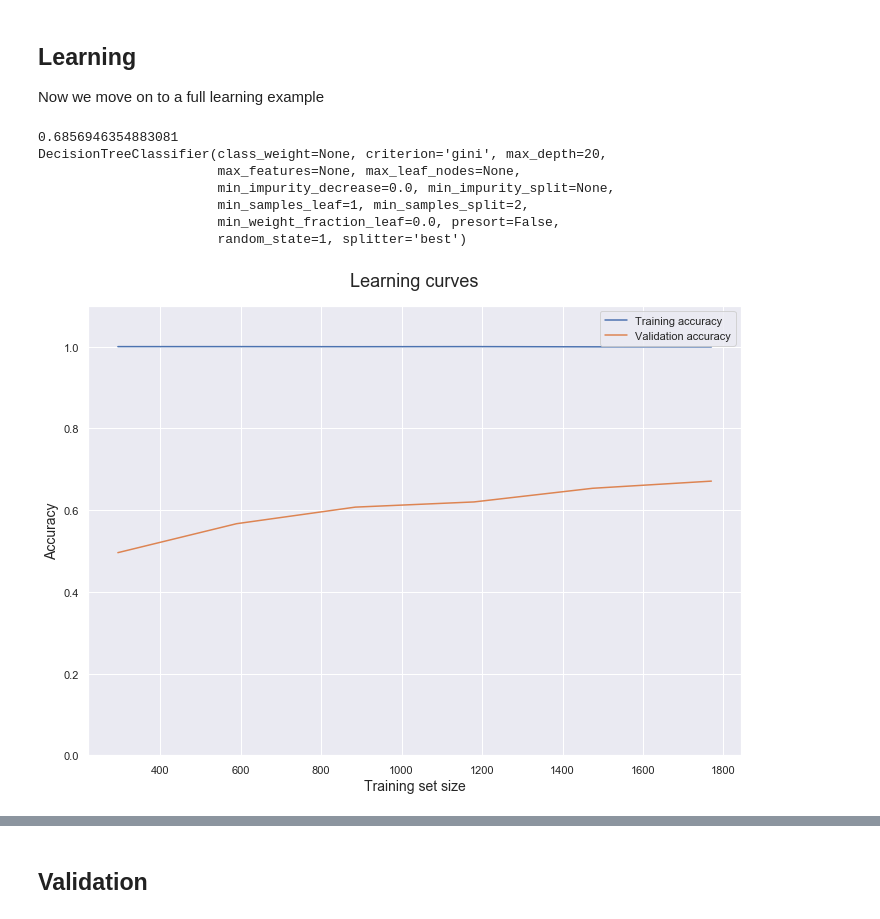
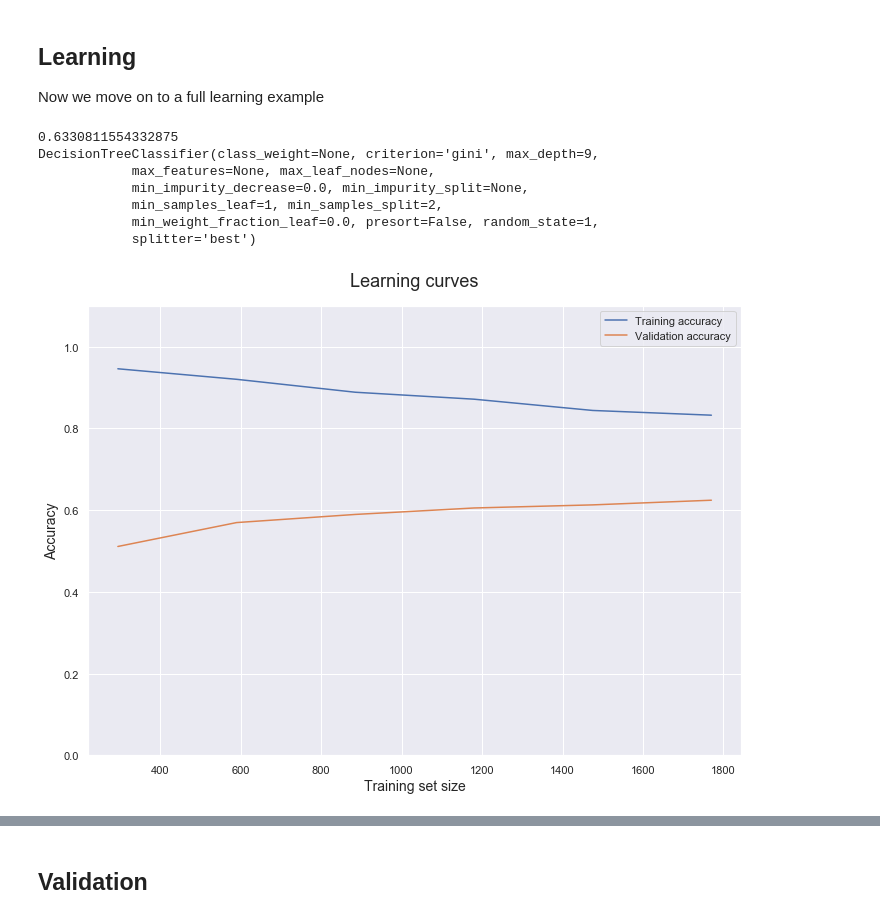
Before and after one commit to nshea3/SEG_Facies_Classification, a Jupyter notebook: welllogs.ipynb, the cells around one changed output, grey strips where cells are left out. Cells and saved outputs as stored; diff of their text form; code cells hidden in the pictures.

```diff
--- a/welllogs.ipynb
+++ b/welllogs.ipynb
@@ -183,42 +187,42 @@ def tv_scores_mean(estimator, X, y, train_sizes, scoring='accuracy', shuffle=Tru
 
 def plot_learning_curve(train_sizes, train_scores_mean, validation_scores_mean):
     plt.plot(train_sizes, train_scores_mean, label = 'Training accuracy')
     plt.plot(train_sizes, validation_scores_mean, label = 'Validation accuracy')
     plt.ylabel('Accuracy', fontsize = 14)
     plt.xlabel('Training set size', fontsize = 14)
     plt.title('Learning curves', fontsize = 18, y = 1.03)
     plt.legend()
     plt.ylim(0,1.1)
 
 def randomizedsearch_helper(grid, estimator, X, y):
     gridsearch = model_selection.RandomizedSearchCV(estimator = estimator, param_distributions=grid)
     gridsearch.fit(X,y)
     return (gridsearch.best_estimator_, gridsearch.best_score_, gridsearch.best_params_)
 
 def model_helper(grid, classifier, X, y, randomsearch = True):
     if randomsearch:
         est, acc, param = randomizedsearch_helper(grid, classifier, X, y)
     else:
         est, acc, param = gridsearch_helper(grid, classifier, X, y)
     est.fit(X_train,y_train)
     print(acc)
     print(est)
     return (est, acc, param)
 
-cart_grid = {'max_depth' : range(3,30)}
+cart_grid = {'max_depth' : range(3,10)}
 result = model_helper(cart_grid, DecisionTreeClassifier(random_state=1), X_train, y_train)
 cart_est = result[0]
 
 plot_learning_curve(*tv_scores_mean(cart_est,X_train,y_train,train_sizes))
 # %% [output]
-0.6856946354883081
-DecisionTreeClassifier(class_weight=None, criterion='gini', max_depth=20,
-                       max_features=None, max_leaf_nodes=None,
-                       min_impurity_decrease=0.0, min_impurity_split=None,
-                       min_samples_leaf=1, min_samples_split=2,
-                       min_weight_fraction_leaf=0.0, presort=False,
-                       random_state=1, splitter='best')
+0.6330811554332875
+DecisionTreeClassifier(class_weight=None, criterion='gini', max_depth=9,
+            max_features=None, max_leaf_nodes=None,
+            min_impurity_decrease=0.0, min_impurity_split=None,
+            min_samples_leaf=1, min_samples_split=2,
+            min_weight_fraction_leaf=0.0, presort=False, random_state=1,
+            splitter='best')
-[figure, old version]
+[figure, new version]
 # %%
 etc_grid = {'n_estimators' : range(5,20,5), 'max_depth' : range(3,13),
             'max_features':["auto","log2",None], 'warm_start':[True, False]}
```
Also changed, not shown: parts of 25 cells of this notebook.
